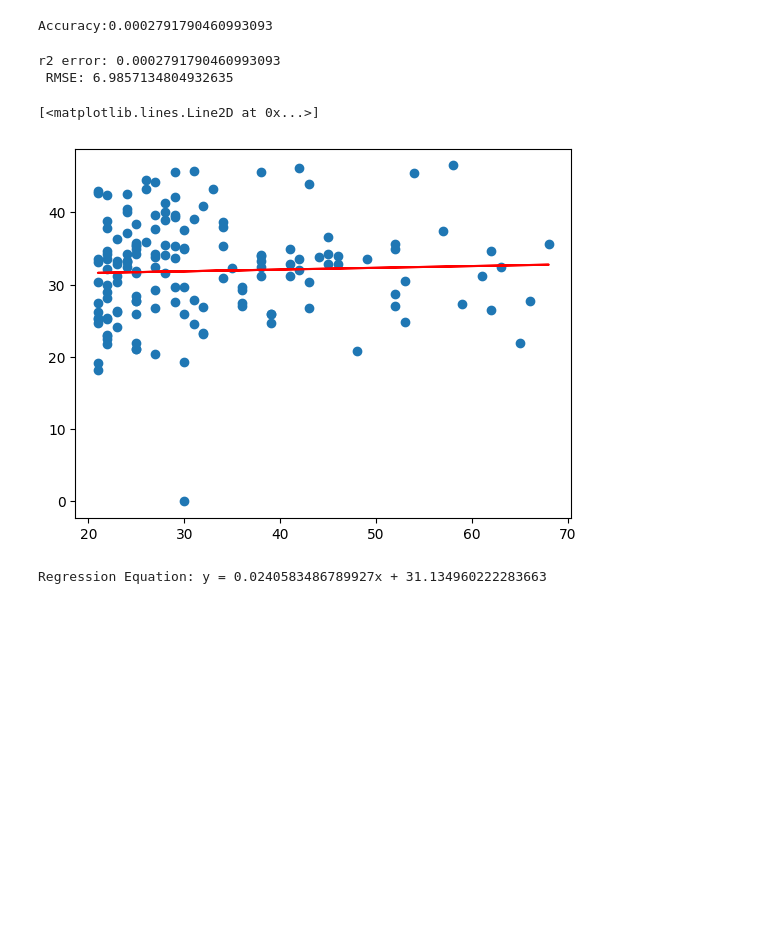
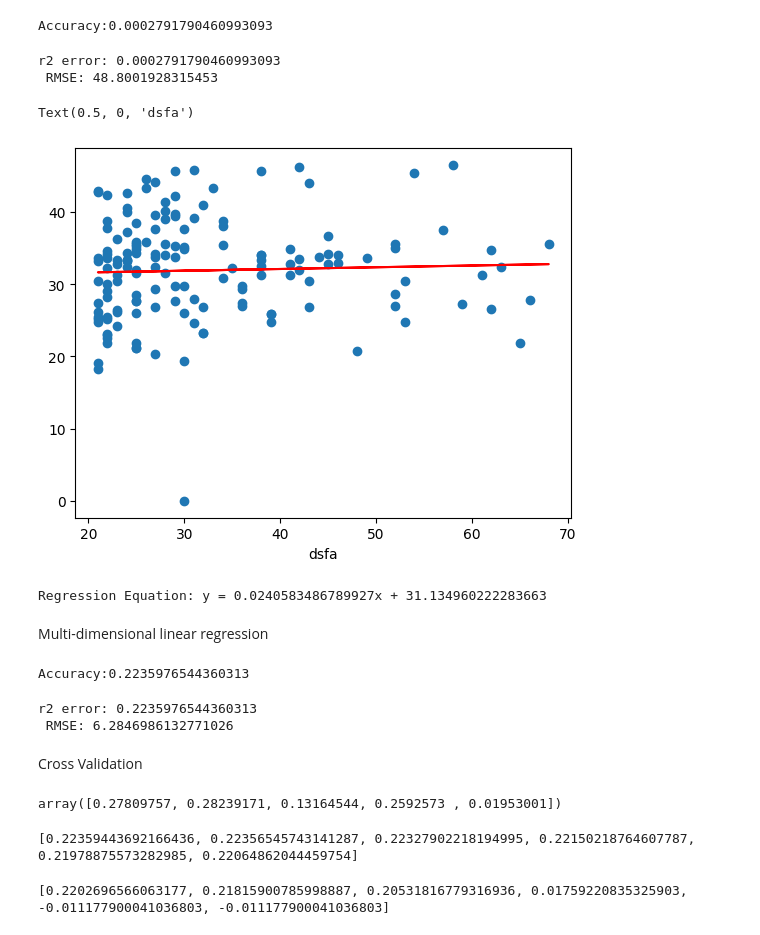
Before and after one commit to saagar-rana/Machinelearn, a Jupyter notebook: Linear.ipynb, the cells around one changed output. Drawn from its saved outputs; the diff is of its cells as text; code cells hidden in the pictures; blank space fills up the shorter version.

Commit message:
linear complete

```diff
--- a/Linear.ipynb
+++ b/Linear.ipynb
@@ -39,19 +39,20 @@ from sklearn.metrics import r2_score, mean_squared_error
 Y_pred = lr.predict(X_test)
 
 r2 = r2_score(Y_test,Y_pred)
-mse = mean_squared_error(Y_test,Y_pred,squared=False)
+mse = mean_squared_error(Y_test,Y_pred)
 
 print("r2 error:",r2,"\n RMSE:",mse)
 # %% [output]
 r2 error: 0.0002791790460993093
- RMSE: 6.9857134804932635
+ RMSE: 48.8001928315453
 # %%
 pred = lr.predict(X_test)
 plt.scatter(X_test,Y_test)
 plt.plot(X_test,pred,color='red')
+plt.xlabel("dsfa")
 # %% [output]
-[<matplotlib.lines.Line2D at 0x...>]
+Text(0.5, 0, 'dsfa')
-[figure, old version]
+[figure, new version]
 # %%
 a = lr.coef_
 b = lr.intercept_
@@ -59,3 +60,66 @@ b = lr.intercept_
 print(f'Regression Equation: y = {a[0][0]}x + {b[0]}')
 # %% [output]
 Regression Equation: y = 0.0240583486789927x + 31.134960222283663
+# %% [markdown]
+Multi-dimensional linear regression
+# %%
+X = df.drop(columns=['BMI','Outcome'])
+Y = df['BMI'].values
+
+X_train , X_test , Y_train , Y_test = train_test_split(X,Y,test_size=0.2,random_state=100)
+
+lr = LinearRegression()
+lr.fit(X_train,Y_train)
+score = lr.score(X_test,Y_test)
+print('Accuracy:{}'.format(score))
+# %% [output]
+Accuracy:0.2235976544360313
+# %%
+from sklearn.metrics import r2_score, mean_squared_error
+
+Y_pred = lr.predict(X_test)
+r2 = r2_score(Y_test,Y_pred)
+mse = mean_squared_error(Y_test,Y_pred,squared=False)
+
+print("r2 error:",r2,"\n RMSE:",mse)
+# %% [output]
+r2 error: 0.2235976544360313
+ RMSE: 6.2846986132771026
+# %% [markdown]
+Cross Validation
+# %%
+from sklearn.model_selection import cross_val_score, KFold
+
+kf = KFold(n_splits=5,shuffle=True,random_state=1000)
+cv_results = cross_val_score(lr,X,Y,cv=kf)
+cv_results
+# %% [output]
+array([0.27809757, 0.28239171, 0.13164544, 0.2592573 , 0.01953001])
+# %%
+from sklearn.linear_model import Ridge
+alphas = [0.1,1.0,10.0,100.0,1000.0,10000.0]
+score =[]
+for i in alphas:
+    ridge = Ridge(alpha=i)
+    ridge.fit(X_train,Y_train)
+
+    add = ridge.score(X_test,Y_test)
+    score.append(add)
+
+print(score)
+# %% [output]
+[0.22359443692166436, 0.22356545743141287, 0.22327902218194995, 0.22150218764607787, 0.21978875573282985, 0.22064862044459754]
+# %%
+from sklearn.linear_model import Lasso
+alphas = [0.1,1.0,10.0,100.0,1000.0,10000.0]
+score =[]
+for i in alphas:
+    lasso = Lasso(alpha=i)
+    lasso.fit(X_train,Y_train)
+
+    add = lasso.score(X_test,Y_test)
+    score.append(add)
+
+print(score)
+# %% [output]
+[0.2202696566063177, 0.21815900785998887, 0.20531816779316936, 0.01759220835325903, -0.011177900041036803, -0.011177900041036803]
```
Also changed, not shown: parts of 2 cells of this notebook, 1 other file.
